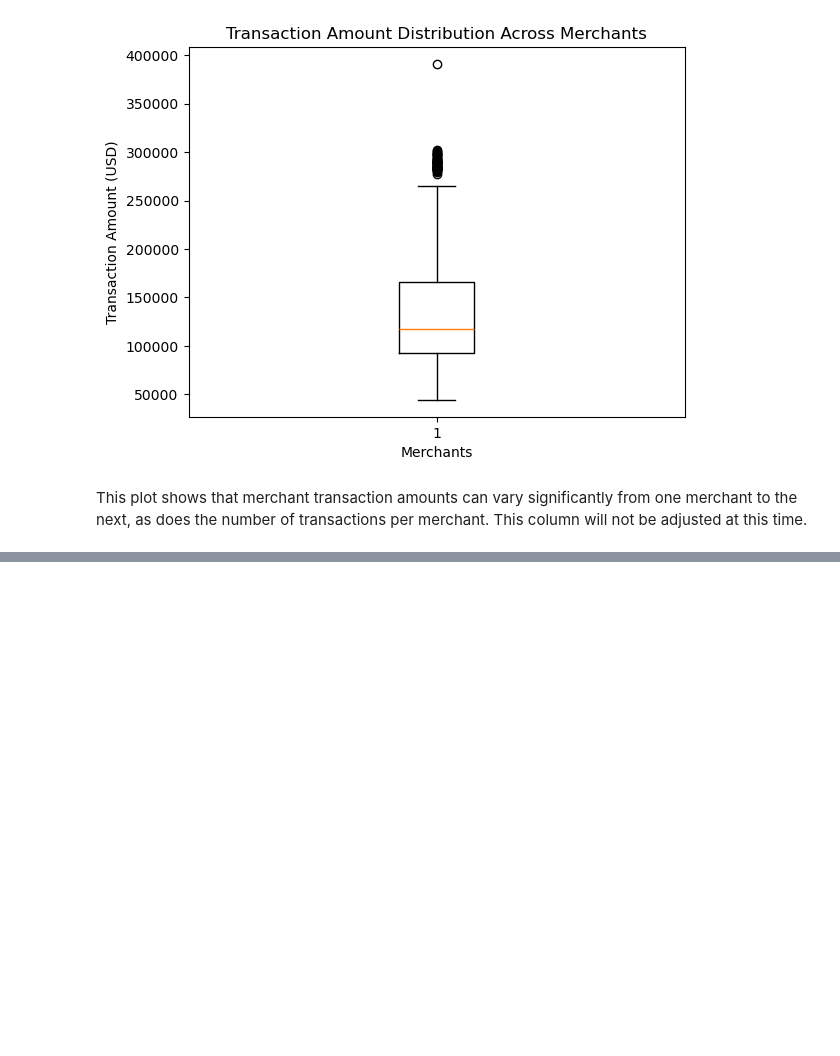
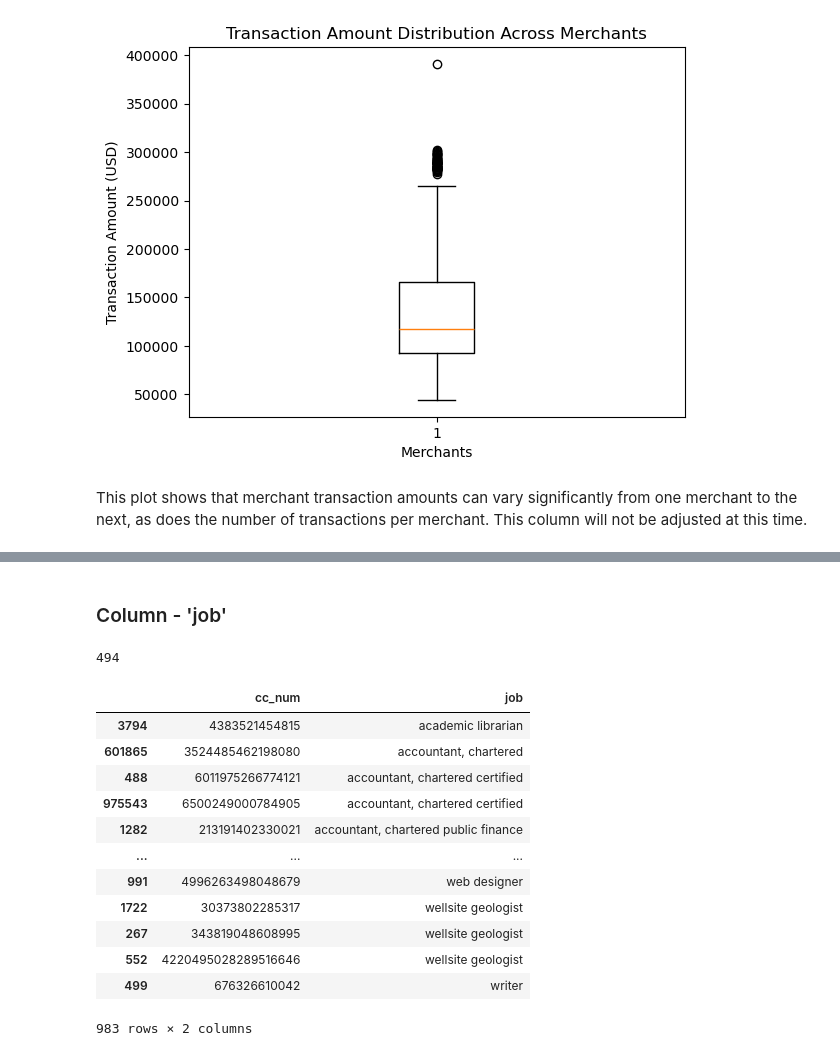
Before and after one commit to LMHan122/Machine_Learning_Analysis_of_Bank_Fraud, a Jupyter notebook: Data_Understanding.ipynb, the cells around one changed output, grey strips where cells are left out. Cells and saved outputs as stored; diff of their text form; code cells hidden in the pictures; blank space fills up the shorter version.

```diff
--- a/Data_Understanding.ipynb
+++ b/Data_Understanding.ipynb
@@ -709,0 +731,27 @@ Columns to be dropped after being used to make new features: 'city',
+# %% [markdown]
+### Column - 'job'
+# %%
+#checking how many unique values are in the 'job' column
+df['job'] = df['job'].str.lower().str.strip()
+df['job'].nunique()
+# %% [output]
+494
+# %%
+#reducing data down to one transaction per account and job title
+jobs_db = df[['cc_num', 'job']].drop_duplicates()
+jobs_db = jobs_db.sort_values(by='job')
+jobs_db
+# %% [output]
+|  | cc_num | job |
+| 3794 | 4383521454815 | academic librarian |
+| 601865 | 3524485462198080 | accountant, chartered |
+| 488 | 6011975266774121 | accountant, chartered certified |
+| 975543 | 6500249000784905 | accountant, chartered certified |
+| 1282 | 213191402330021 | accountant, chartered public finance |
+| ... | ... | ... |
+| 991 | 4996263498048679 | web designer |
+| 1722 | 30373802285317 | wellsite geologist |
+| 267 | 343819048608995 | wellsite geologist |
+| 552 | 4220495028289516646 | wellsite geologist |
+| 499 | 676326610042 | writer |
+983 rows × 2 columns
```
Also changed, not shown: parts of 36 cells of this notebook, 1 other file.
